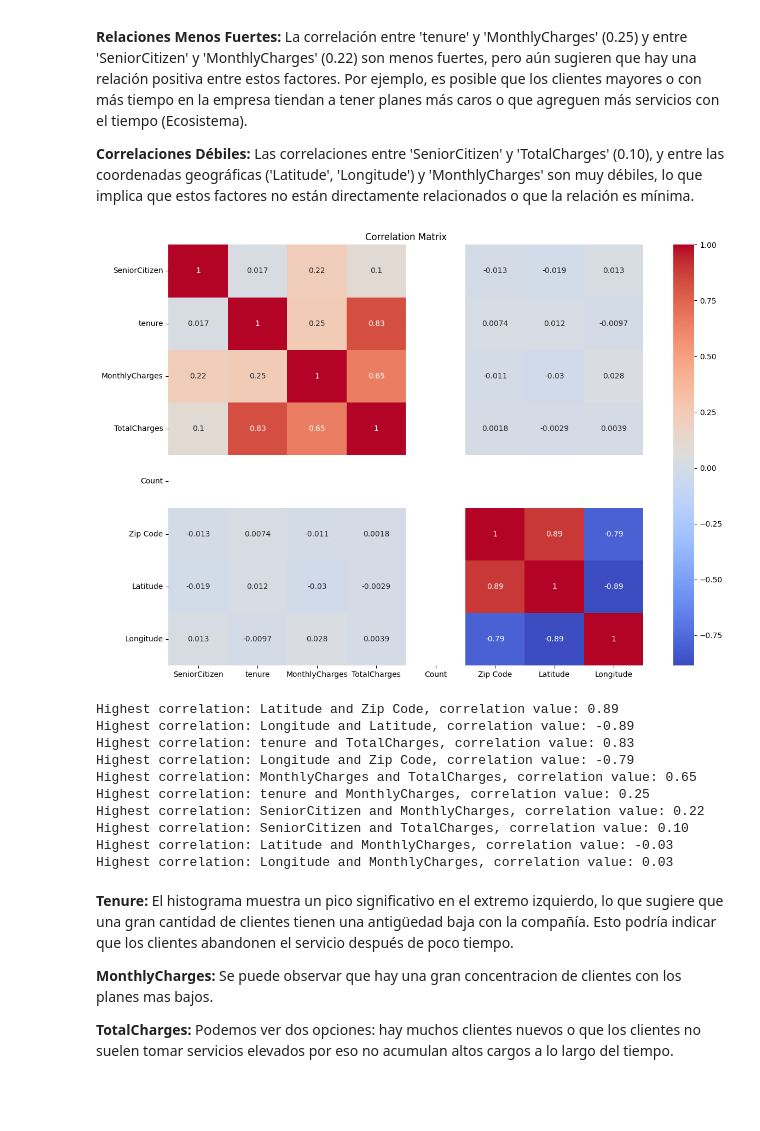
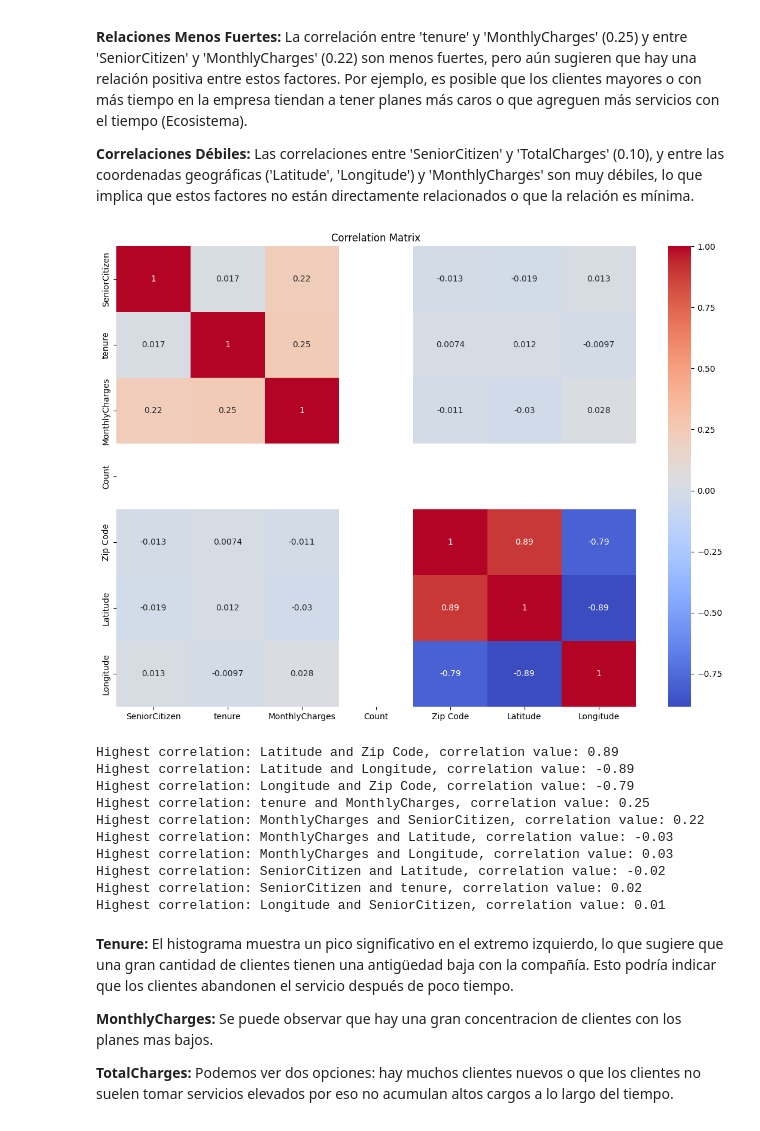
Before and after one commit to ffranciscocasas/DataScience, a Jupyter notebook: Casas_SegundaPreEntrega.ipynb, the cells around one changed output. Cells and saved outputs as stored; diff of their text form; code cells hidden in the pictures; blank space fills up the shorter version.

```diff
--- a/Casas_SegundaPreEntrega.ipynb
+++ b/Casas_SegundaPreEntrega.ipynb
@@ -314,36 +296,41 @@ En la siguiente matrix, podemos hallar algunos insights relevantes:
 **Correlaciones Débiles:** Las correlaciones entre 'SeniorCitizen' y 'TotalCharges' (0.10), y entre las coordenadas geográficas ('Latitude', 'Longitude') y 'MonthlyCharges' son muy débiles, lo que implica que estos factores no están directamente relacionados o que la relación es mínima.
 # %%
 #1. Heatmap - Correlation (1.Seaborn)
-corr_matrix = df.corr()
+import pandas as pd
+import seaborn as sns
+import matplotlib.pyplot as plt
+
+# Asumiendo que 'df' es tu DataFrame de Pandas
+corr_matrix = df.corr(numeric_only=True)
+
 plt.figure(figsize=(14, 10))
 sns.heatmap(corr_matrix, annot=True, cmap='coolwarm')
 plt.title('Correlation Matrix')
 plt.show()
 
+# Encontrar los índices con el nivel más alto de correlación
+max_correlation_indices = corr_matrix.abs().unstack().sort_values(ascending=False).drop_duplicates()
 
-#Encontrar los 10 indices con el nivel mas alto de correlacion
-max_correlation_indices = corr_matrix.abs().unstack().sort_values(ascending=False).drop_duplicates().index[:11]
+# Filtrar las correlaciones de una variable consigo misma
+max_correlation_indices = [(idx1, idx2) for idx1, idx2 in max_correlation_indices.index if idx1 != idx2]
 
-# Imprimir las relaciones con el mayor nivel de correlacion (excluir correlaciones que sean entre misma variables)
-for index in max_correlation_indices:
+# Imprimir las relaciones con el mayor nivel de correlación (las primeras 10)
+for index in max_correlation_indices[:10]:
     var1, var2 = index
     correlation = corr_matrix.loc[var1, var2]
-
-    # Excluir correlacion a si misma
-    if var1 != var2:
-        print(f"Highest correlation: {var1} and {var2}, correlation value: {correlation:.2f}")
+    print(f"Highest correlation: {var1} and {var2}, correlation value: {correlation:.2f}")
 # %% [output]
-[figure, old version]
+[figure, new version]
 Highest correlation: Latitude and Zip Code, correlation value: 0.89
-Highest correlation: Longitude and Latitude, correlation value: -0.89
-Highest correlation: tenure and TotalCharges, correlation value: 0.83
+Highest correlation: Latitude and Longitude, correlation value: -0.89
 Highest correlation: Longitude and Zip Code, correlation value: -0.79
-Highest correlation: MonthlyCharges and TotalCharges, correlation value: 0.65
 Highest correlation: tenure and MonthlyCharges, correlation value: 0.25
-Highest correlation: SeniorCitizen and MonthlyCharges, correlation value: 0.22
-Highest correlation: SeniorCitizen and TotalCharges, correlation value: 0.10
-Highest correlation: Latitude and MonthlyCharges, correlation value: -0.03
-Highest correlation: Longitude and MonthlyCharges, correlation value: 0.03
+Highest correlation: MonthlyCharges and SeniorCitizen, correlation value: 0.22
+Highest correlation: MonthlyCharges and Latitude, correlation value: -0.03
+Highest correlation: MonthlyCharges and Longitude, correlation value: 0.03
+Highest correlation: SeniorCitizen and Latitude, correlation value: -0.02
+Highest correlation: SeniorCitizen and tenure, correlation value: 0.02
+Highest correlation: Longitude and SeniorCitizen, correlation value: 0.01
 # %% [markdown]
 **Tenure:**
 El histograma muestra un pico significativo en el extremo izquierdo, lo que sugiere que una gran cantidad de clientes tienen una antigüedad baja con la compañía. Esto podría indicar que los clientes abandonen el servicio después de poco tiempo.
```
Also changed, not shown: parts of 9 cells of this notebook.
